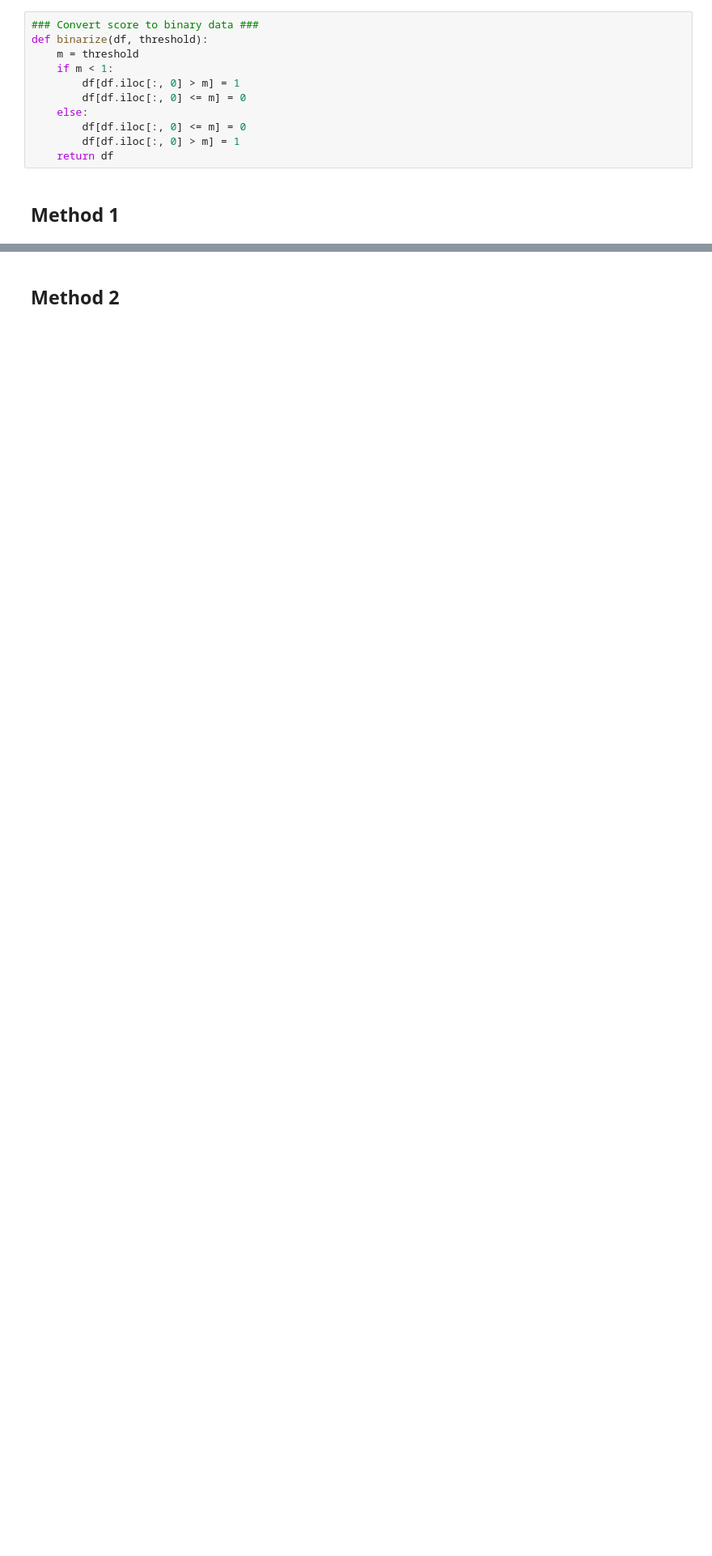
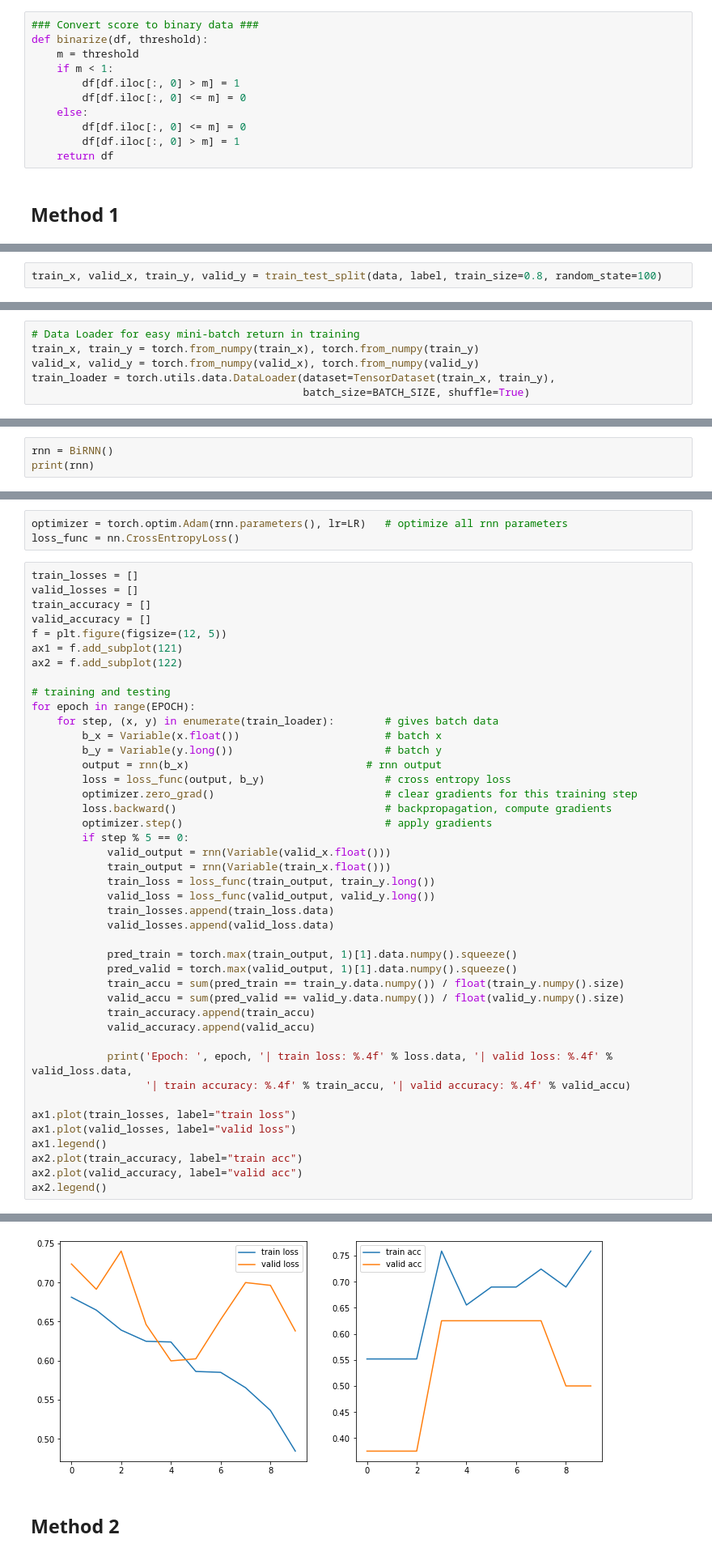
Before and after one commit to shizhs/COMP9417-Project, a Jupyter notebook: Project.ipynb, the cells around one changed output, grey strips where cells are left out. Shown at 81% size. Cells and saved outputs as stored; diff of their text form; blank space fills up the shorter version.

```diff
--- a/Project.ipynb
+++ b/Project.ipynb
@@ -243,0 +323,2 @@ def binarize(df, threshold):
+# %%
+train_x, valid_x, train_y, valid_y = train_test_split(data, label, train_size=0.8, random_state=100)
@@ -243,0 +329,6 @@ def binarize(df, threshold):
+# %%
+# Data Loader for easy mini-batch return in training
+train_x, train_y = torch.from_numpy(train_x), torch.from_numpy(train_y)
+valid_x, valid_y = torch.from_numpy(valid_x), torch.from_numpy(valid_y)
+train_loader = torch.utils.data.DataLoader(dataset=TensorDataset(train_x, train_y),
+                                           batch_size=BATCH_SIZE, shuffle=True)
@@ -243,0 +359,3 @@ def binarize(df, threshold):
+# %%
+rnn = BiRNN()
+print(rnn)
@@ -243,0 +367,47 @@ def binarize(df, threshold):
+# %%
+optimizer = torch.optim.Adam(rnn.parameters(), lr=LR)   # optimize all rnn parameters
+loss_func = nn.CrossEntropyLoss()
+# %%
+train_losses = []
+valid_losses = []
+train_accuracy = []
+valid_accuracy = []
+f = plt.figure(figsize=(12, 5))
+ax1 = f.add_subplot(121)
+ax2 = f.add_subplot(122)
+
+# training and testing
+for epoch in range(EPOCH):
+    for step, (x, y) in enumerate(train_loader):        # gives batch data
+        b_x = Variable(x.float())                       # batch x
+        b_y = Variable(y.long())                        # batch y
+        output = rnn(b_x)                            # rnn output
+        loss = loss_func(output, b_y)                   # cross entropy loss
+        optimizer.zero_grad()                           # clear gradients for this training step
+        loss.backward()                                 # backpropagation, compute gradients
+        optimizer.step()                                # apply gradients
+        if step % 5 == 0:
+            valid_output = rnn(Variable(valid_x.float()))
+            train_output = rnn(Variable(train_x.float()))
+            train_loss = loss_func(train_output, train_y.long())
+            valid_loss = loss_func(valid_output, valid_y.long())
+            train_losses.append(train_loss.data)
+            valid_losses.append(valid_loss.data)
+
+            pred_train = torch.max(train_output, 1)[1].data.numpy().squeeze()
+            pred_valid = torch.max(valid_output, 1)[1].data.numpy().squeeze()
+            train_accu = sum(pred_train == train_y.data.numpy()) / float(train_y.numpy().size)
+            valid_accu = sum(pred_valid == valid_y.data.numpy()) / float(valid_y.numpy().size)
+            train_accuracy.append(train_accu)
+            valid_accuracy.append(valid_accu)
+
+            print('Epoch: ', epoch, '| train loss: %.4f' % loss.data, '| valid loss: %.4f' % valid_loss.data,
+                  '| train accuracy: %.4f' % train_accu, '| valid accuracy: %.4f' % valid_accu)
+
+ax1.plot(train_losses, label="train loss")
+ax1.plot(valid_losses, label="valid loss")
+ax1.legend()
+ax2.plot(train_accuracy, label="train acc")
+ax2.plot(valid_accuracy, label="valid acc")
+ax2.legend()
+# %% [output]
@@ -244,3 +425,4 @@ def binarize(df, threshold):
+[figure, added]
 # %% [markdown]
 ## Method 2
 # %% [markdown]
```
Also changed, not shown: parts of 74 cells of this notebook, 33 other files.
